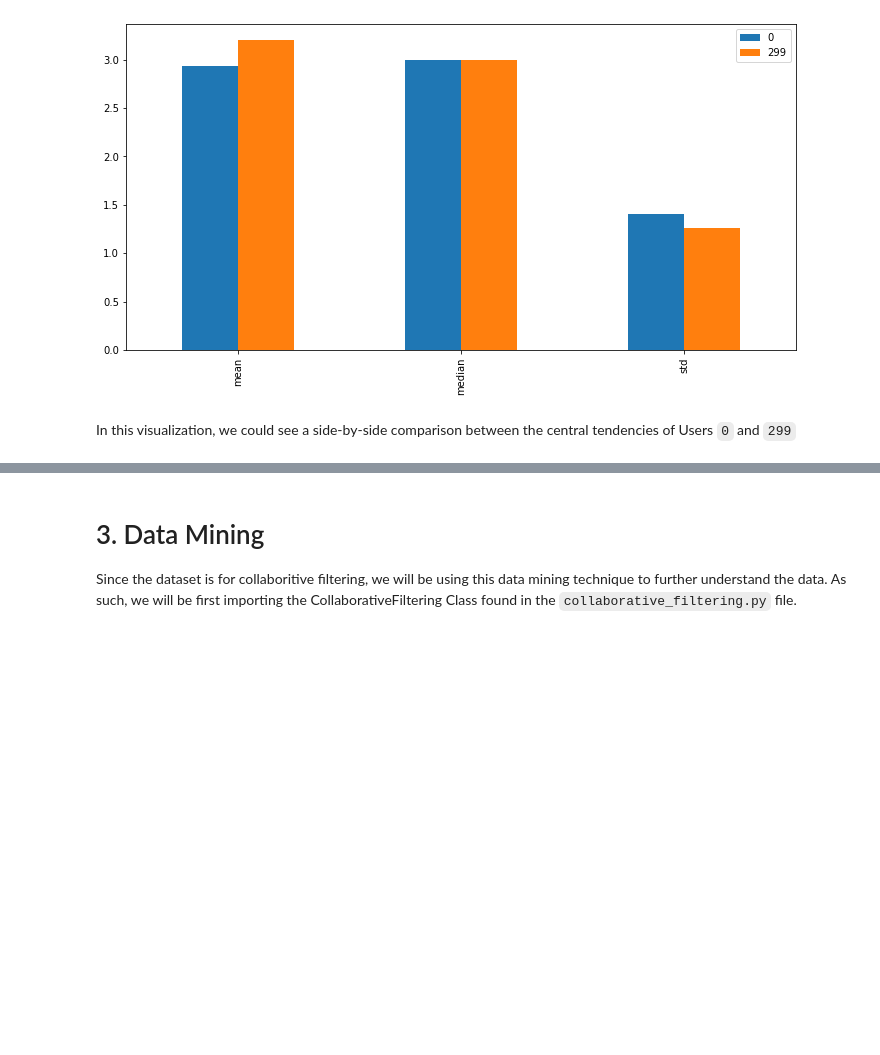
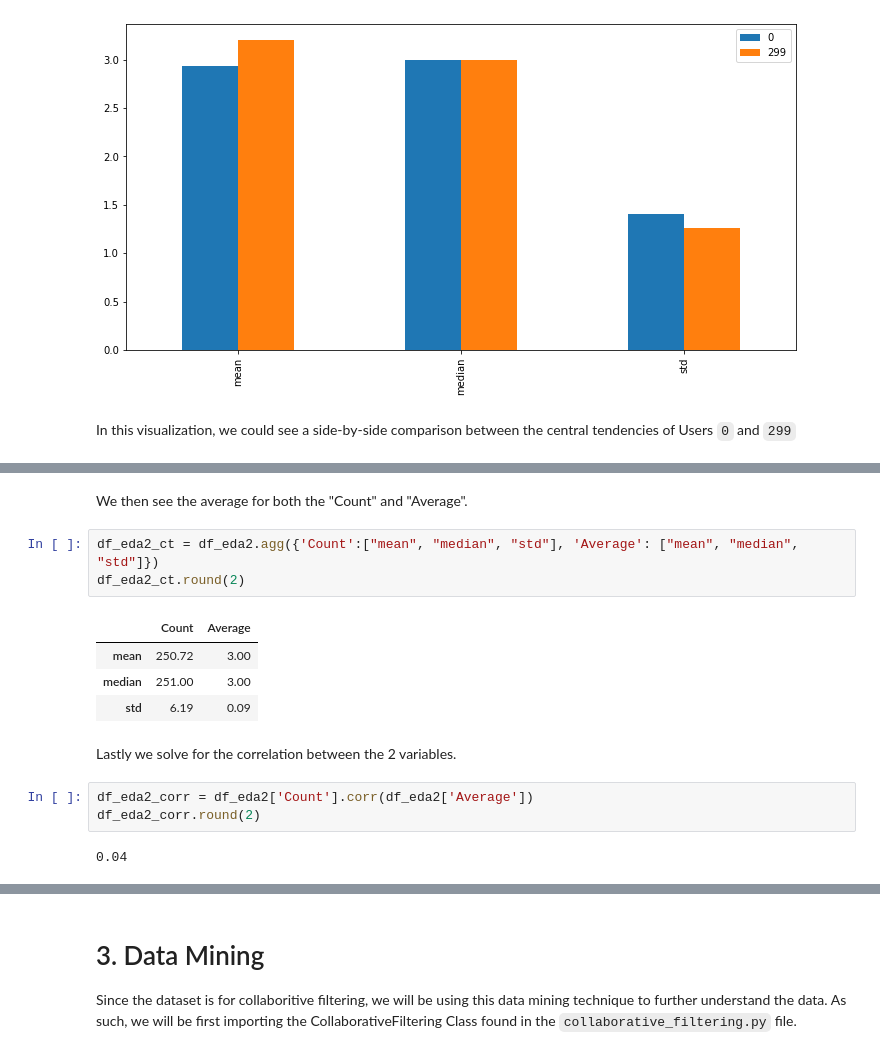
Before and after one commit to gavindizon/CSMODEL, a Jupyter notebook: Project 2 - Data Mining/CSMODEL-Project2-S14-Group#9.ipynb, the cells around one changed output, grey strips where cells are left out. Cells and saved outputs as stored; diff of their text form; blank space fills up the shorter version.

```diff
--- a/Project 2 - Data Mining/CSMODEL-Project2-S14-Group#9.ipynb
+++ b/Project 2 - Data Mining/CSMODEL-Project2-S14-Group#9.ipynb
@@ -117,0 +145,17 @@ In this visualization, we could see a side-by-side comparison between the centra
+# %% [markdown]
+We then see the average for both the "Count" and "Average".
+# %%
+df_eda2_ct = df_eda2.agg({'Count':["mean", "median", "std"], 'Average': ["mean", "median", "std"]})
+df_eda2_ct.round(2)
+# %% [output]
+|  | Count | Average |
+| mean | 250.72 | 3.00 |
+| median | 251.00 | 3.00 |
+| std | 6.19 | 0.09 |
+# %% [markdown]
+Lastly we solve for the correlation between the 2 variables.
+# %%
+df_eda2_corr = df_eda2['Count'].corr(df_eda2['Average'])
+df_eda2_corr.round(2)
+# %% [output]
+0.04
```
Also changed, not shown: parts of 8 cells of this notebook, 1 other file.
